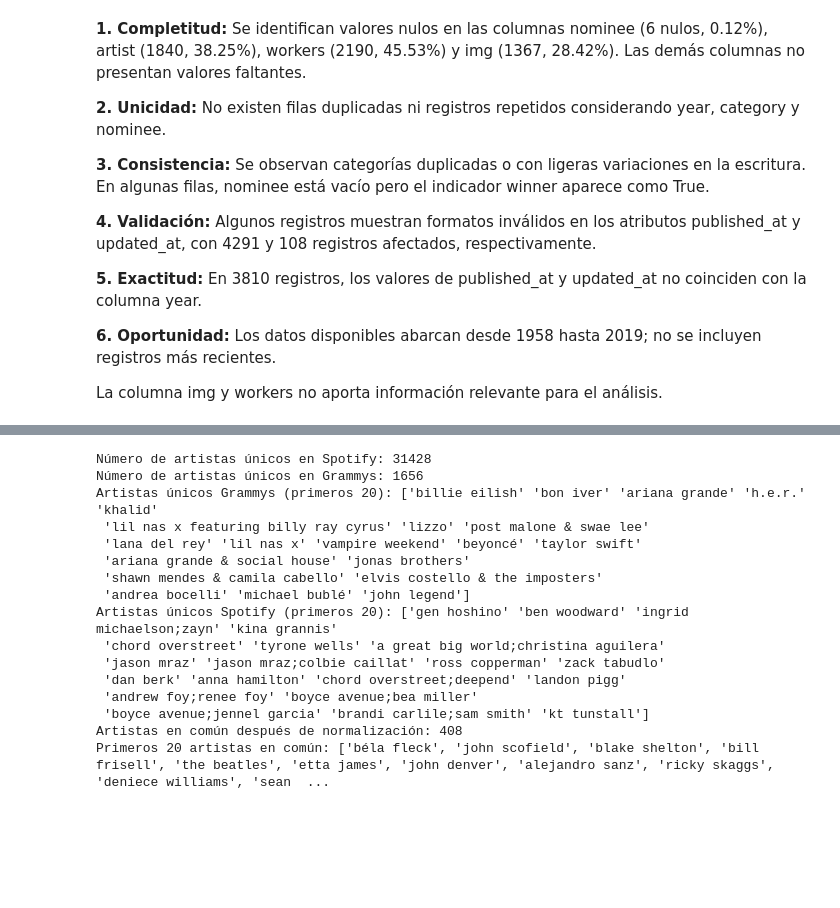
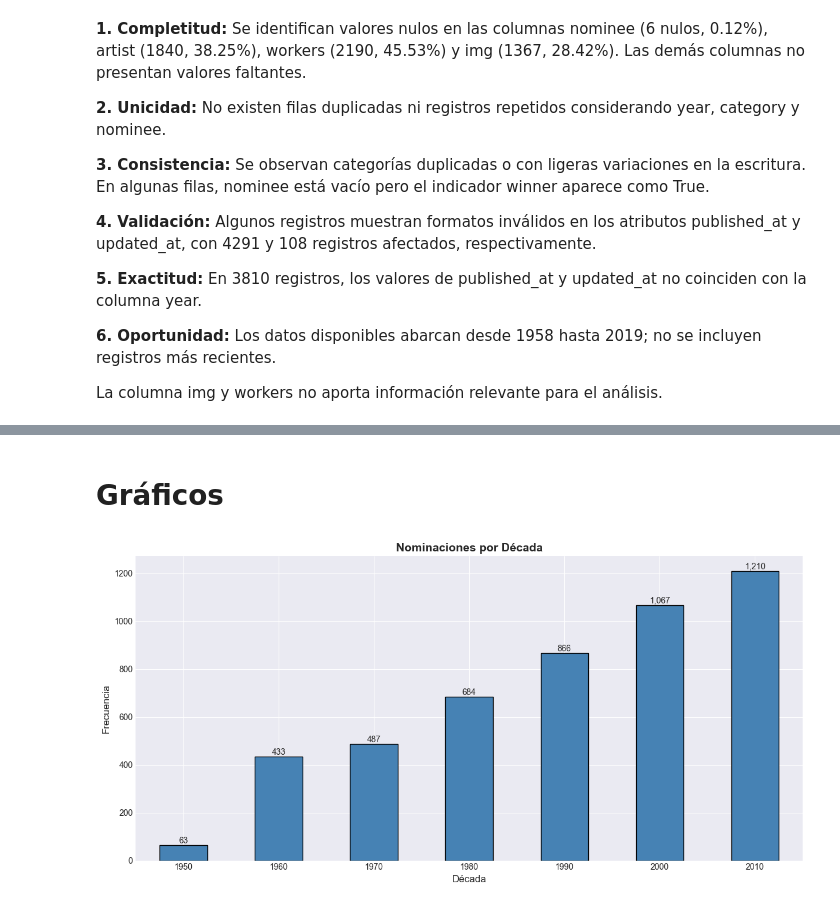
Before and after one commit to HEstefaniaR/workshop-2, a Jupyter notebook: EDA.ipynb, the cells around one changed output, grey strips where cells are left out. Cells and saved outputs as stored; diff of their text form; code cells hidden in the pictures; blank space fills up the shorter version.

```diff
--- a/EDA.ipynb
+++ b/EDA.ipynb
@@ -480,3 +477,0 @@ La columna img y workers no aporta información relevante para el análisis.
-# %%
-grammy_df['artist_clean'] = grammy_df['artist'].str.lower().str.strip()
-spotify_df['artist_clean'] = spotify_df['artists'].str.lower().str.strip()
@@ -512,33 +478,26 @@ Primeros 20 artistas en común: ['john scofield', 'june carter cash', 'blake she
-# %%
-
-spotify_artists = spotify_df['artists'].dropna().str.lower().str.strip().unique()
-
-grammy_artists = grammy_df['artist'].dropna().str.lower().str.strip().unique()
-
-print(f"Número de artistas únicos en Spotify: {len(spotify_artists)}")
-print(f"Número de artistas únicos en Grammys: {len(grammy_artists)}")
-
-print("Artistas únicos Grammys (primeros 20):", grammy_artists[:20])
-
-print("Artistas únicos Spotify (primeros 20):", spotify_artists[:20])
-
-coincidencias = set(grammy_artists).intersection(set(spotify_artists))
-print(f"Artistas en común después de normalización: {len(coincidencias)}")
-print("Primeros 20 artistas en común:", list(coincidencias)[:20])
-# %% [output]
-Número de artistas únicos en Spotify: 31428
-Número de artistas únicos en Grammys: 1656
-Artistas únicos Grammys (primeros 20): ['billie eilish' 'bon iver' 'ariana grande' 'h.e.r.' 'khalid'
- 'lil nas x featuring billy ray cyrus' 'lizzo' 'post malone & swae lee'
- 'lana del rey' 'lil nas x' 'vampire weekend' 'beyoncé' 'taylor swift'
- 'ariana grande & social house' 'jonas brothers'
- 'shawn mendes & camila cabello' 'elvis costello & the imposters'
- 'andrea bocelli' 'michael bublé' 'john legend']
-Artistas únicos Spotify (primeros 20): ['gen hoshino' 'ben woodward' 'ingrid michaelson;zayn' 'kina grannis'
- 'chord overstreet' 'tyrone wells' 'a great big world;christina aguilera'
- 'jason mraz' 'jason mraz;colbie caillat' 'ross copperman' 'zack tabudlo'
- 'dan berk' 'anna hamilton' 'chord overstreet;deepend' 'landon pigg'
- 'andrew foy;renee foy' 'boyce avenue;bea miller'
- 'boyce avenue;jennel garcia' 'brandi carlile;sam smith' 'kt tunstall']
-Artistas en común después de normalización: 408
-Primeros 20 artistas en común: ['béla fleck', 'john scofield', 'blake shelton', 'bill frisell', 'the beatles', 'etta james', 'john denver', 'alejandro sanz', 'ricky skaggs', 'deniece williams', 'sean  ...
+# %% [markdown]
+# Gráficos
+# %%
+import pandas as pd
+import matplotlib.pyplot as plt
+import seaborn as sns
+import numpy as np
+
+plt.style.use('seaborn-v0_8-darkgrid')
+sns.set_palette("")
+# %%
+grammy_df['decade'] = (grammy_df['year'] // 10) * 10
+
+plt.figure(figsize=(12, 6))
+decade_counts = grammy_df['decade'].value_counts().sort_index()
+decade_counts.plot(kind='bar', color='steelblue', edgecolor='black')
+plt.title('Nominaciones por Década', fontsize=14, fontweight='bold')
+plt.xlabel('Década', fontsize=12)
+plt.ylabel('Frecuencia', fontsize=12)
+plt.xticks(rotation=0)
+for i, v in enumerate(decade_counts.values):
+    plt.text(i, v, f'{v:,}', ha='center', va='bottom', fontsize=10)
+plt.tight_layout()
+plt.show()
+# %% [output]
+[figure, added]
```
Also changed, not shown: parts of 20 cells of this notebook, 4 other files.
